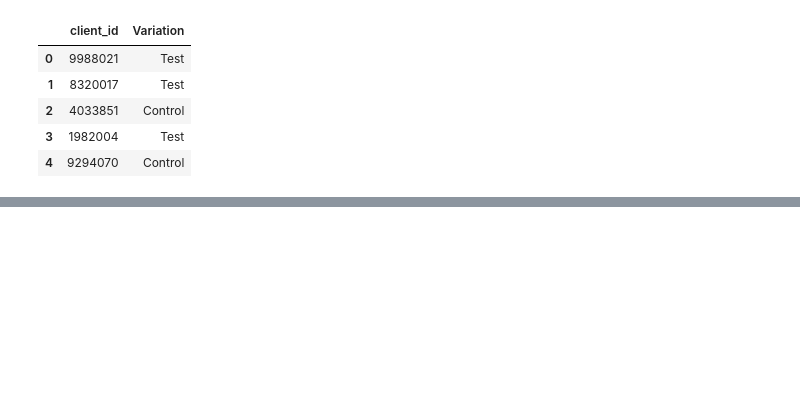
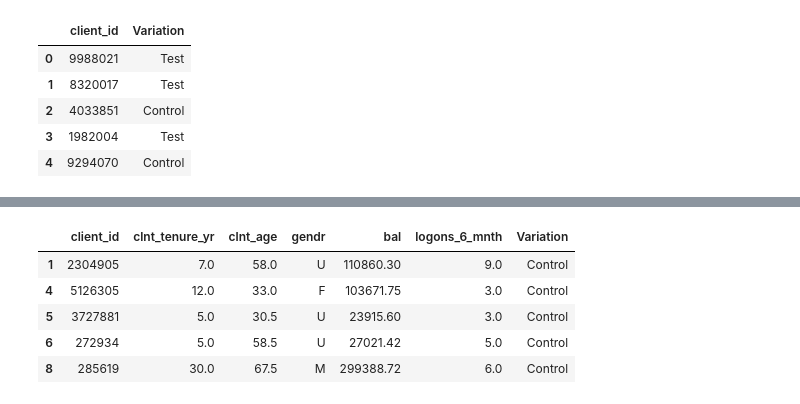
Before and after one commit to walnertpadron18/Proyecto3Tableu, a Jupyter notebook: prueba2walnert.ipynb, the cells around one changed output, grey strips where cells are left out. Saved outputs shown, nothing was run; the diff lists cells and outputs as text; code cells hidden in the pictures; blank space fills up the shorter version.

```diff
--- a/prueba2walnert.ipynb
+++ b/prueba2walnert.ipynb
@@ -76,0 +180,9 @@ dtype: int64
+# %%
+df_control.head()
+# %% [output]
+|  | client_id | clnt_tenure_yr | clnt_age | gendr | bal | logons_6_mnth | Variation |
+| 1 | 2304905 | 7.0 | 58.0 | U | 110860.30 | 9.0 | Control |
+| 4 | 5126305 | 12.0 | 33.0 | F | 103671.75 | 3.0 | Control |
+| 5 | 3727881 | 5.0 | 30.5 | U | 23915.60 | 3.0 | Control |
+| 6 | 272934 | 5.0 | 58.5 | U | 27021.42 | 5.0 | Control |
+| 8 | 285619 | 30.0 | 67.5 | M | 299388.72 | 6.0 | Control |
```
Also changed, not shown: parts of 24 cells of this notebook.
